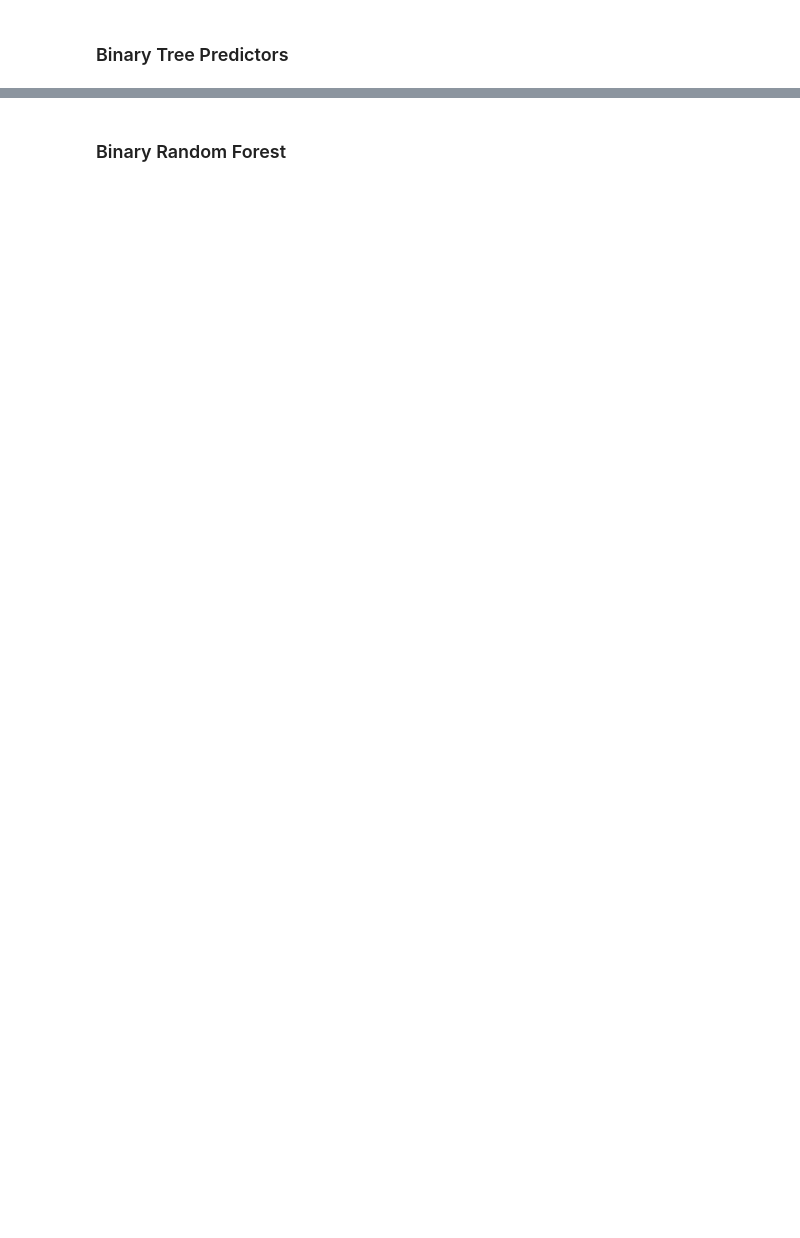
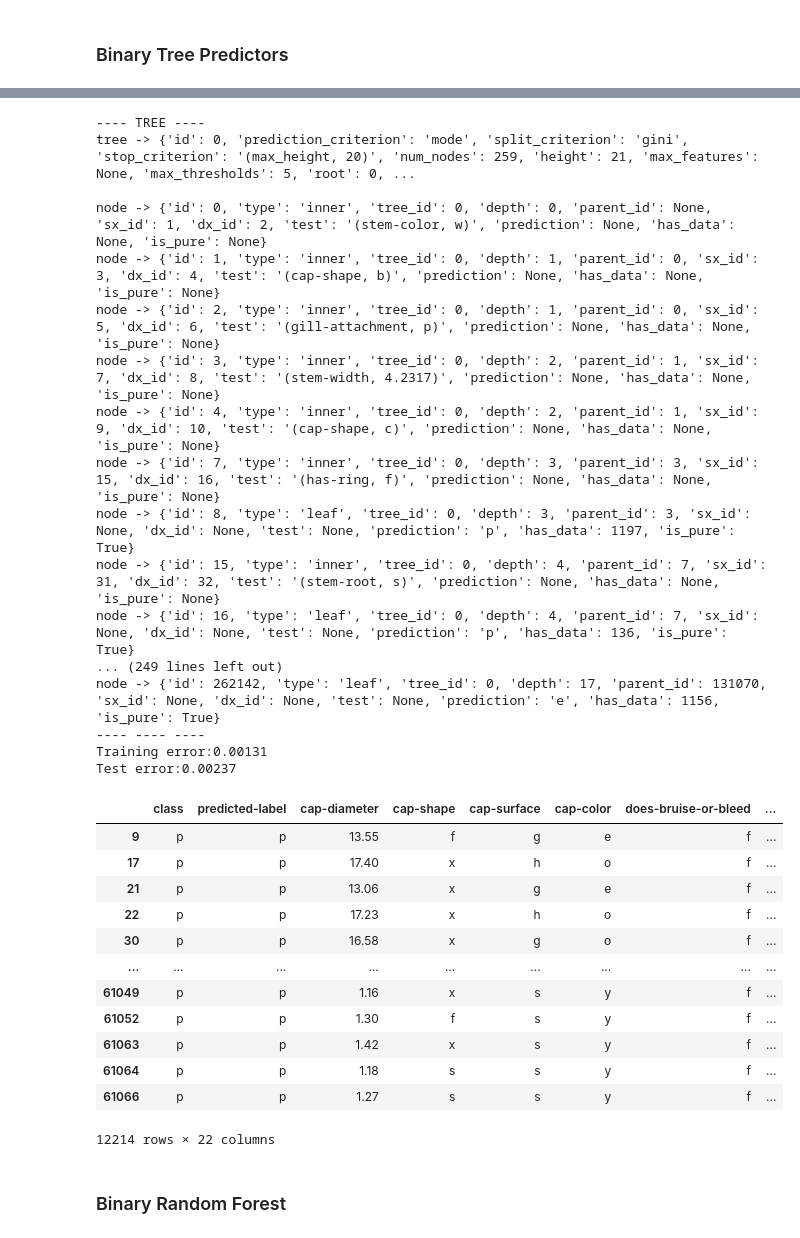
Before and after one commit to MatteoOnger/SML_Project, a Jupyter notebook: SML_BTP.ipynb, the cells around one changed output, grey strips where cells are left out. Saved outputs shown, nothing was run; the diff lists cells and outputs as text; code cells hidden in the pictures; blank space fills up the shorter version.

Commit message:
Final tests

```diff
--- a/SML_BTP.ipynb
+++ b/SML_BTP.ipynb
@@ -279,7 +308,7 @@ mushroom_ds = DataSet(mushroom_df, label_col="class")
 train_ds = mushroom_ds.sample(frac=0.8, seed=2106)
 test_ds = mushroom_ds.drop(train_ds.index)
 
-tree = BinTreePredictor("zero-one", "mode", "gini", "max_height", 25, max_thresholds=5)
+tree = BinTreePredictor("zero-one", "mode", "gini", "max_height", 20, max_thresholds=5)
 train_err = tree.fit(train_ds)
 prediction, test_err = tree.predict(test_ds)
 
@@ -288,3 +317,4 @@ print(f"Training error:{round_wrp(train_err,5)}")
 print(f"Test error:{round(test_err,5)}")
 
 test_ds.insert(1, "predicted-label", prediction).data
+# %% [output]
@@ -291,3 +323,33 @@ test_ds.insert(1, "predicted-label", prediction).data
+---- TREE ----
+tree -> {'id': 0, 'prediction_criterion': 'mode', 'split_criterion': 'gini', 'stop_criterion': '(max_height, 20)', 'num_nodes': 259, 'height': 21, 'max_features': None, 'max_thresholds': 5, 'root': 0, ...
+
+node -> {'id': 0, 'type': 'inner', 'tree_id': 0, 'depth': 0, 'parent_id': None, 'sx_id': 1, 'dx_id': 2, 'test': '(stem-color, w)', 'prediction': None, 'has_data': None, 'is_pure': None}
+node -> {'id': 1, 'type': 'inner', 'tree_id': 0, 'depth': 1, 'parent_id': 0, 'sx_id': 3, 'dx_id': 4, 'test': '(cap-shape, b)', 'prediction': None, 'has_data': None, 'is_pure': None}
+node -> {'id': 2, 'type': 'inner', 'tree_id': 0, 'depth': 1, 'parent_id': 0, 'sx_id': 5, 'dx_id': 6, 'test': '(gill-attachment, p)', 'prediction': None, 'has_data': None, 'is_pure': None}
+node -> {'id': 3, 'type': 'inner', 'tree_id': 0, 'depth': 2, 'parent_id': 1, 'sx_id': 7, 'dx_id': 8, 'test': '(stem-width, 4.2317)', 'prediction': None, 'has_data': None, 'is_pure': None}
+node -> {'id': 4, 'type': 'inner', 'tree_id': 0, 'depth': 2, 'parent_id': 1, 'sx_id': 9, 'dx_id': 10, 'test': '(cap-shape, c)', 'prediction': None, 'has_data': None, 'is_pure': None}
+node -> {'id': 7, 'type': 'inner', 'tree_id': 0, 'depth': 3, 'parent_id': 3, 'sx_id': 15, 'dx_id': 16, 'test': '(has-ring, f)', 'prediction': None, 'has_data': None, 'is_pure': None}
+node -> {'id': 8, 'type': 'leaf', 'tree_id': 0, 'depth': 3, 'parent_id': 3, 'sx_id': None, 'dx_id': None, 'test': None, 'prediction': 'p', 'has_data': 1197, 'is_pure': True}
+node -> {'id': 15, 'type': 'inner', 'tree_id': 0, 'depth': 4, 'parent_id': 7, 'sx_id': 31, 'dx_id': 32, 'test': '(stem-root, s)', 'prediction': None, 'has_data': None, 'is_pure': None}
+node -> {'id': 16, 'type': 'leaf', 'tree_id': 0, 'depth': 4, 'parent_id': 7, 'sx_id': None, 'dx_id': None, 'test': None, 'prediction': 'p', 'has_data': 136, 'is_pure': True}
+... (249 lines left out)
+node -> {'id': 262142, 'type': 'leaf', 'tree_id': 0, 'depth': 17, 'parent_id': 131070, 'sx_id': None, 'dx_id': None, 'test': None, 'prediction': 'e', 'has_data': 1156, 'is_pure': True}
+---- ---- ----
+Training error:0.00131
+Test error:0.00237
+|  | class | predicted-label | cap-diameter | cap-shape | cap-surface | cap-color | does-bruise-or-bleed | ... |
+| 9 | p | p | 13.55 | f | g | e | f | ... |
+| 17 | p | p | 17.40 | x | h | o | f | ... |
+| 21 | p | p | 13.06 | x | g | e | f | ... |
+| 22 | p | p | 17.23 | x | h | o | f | ... |
+| 30 | p | p | 16.58 | x | g | o | f | ... |
+| ... | ... | ... | ... | ... | ... | ... | ... | ... |
+| 61049 | p | p | 1.16 | x | s | y | f | ... |
+| 61052 | p | p | 1.30 | f | s | y | f | ... |
+| 61063 | p | p | 1.42 | x | s | y | f | ... |
+| 61064 | p | p | 1.18 | s | s | y | f | ... |
+| 61066 | p | p | 1.27 | s | s | y | f | ... |
+12214 rows × 22 columns
 # %% [markdown]
 ### Binary Random Forest
 # %%
```
Also changed, not shown: parts of 6 cells of this notebook.
